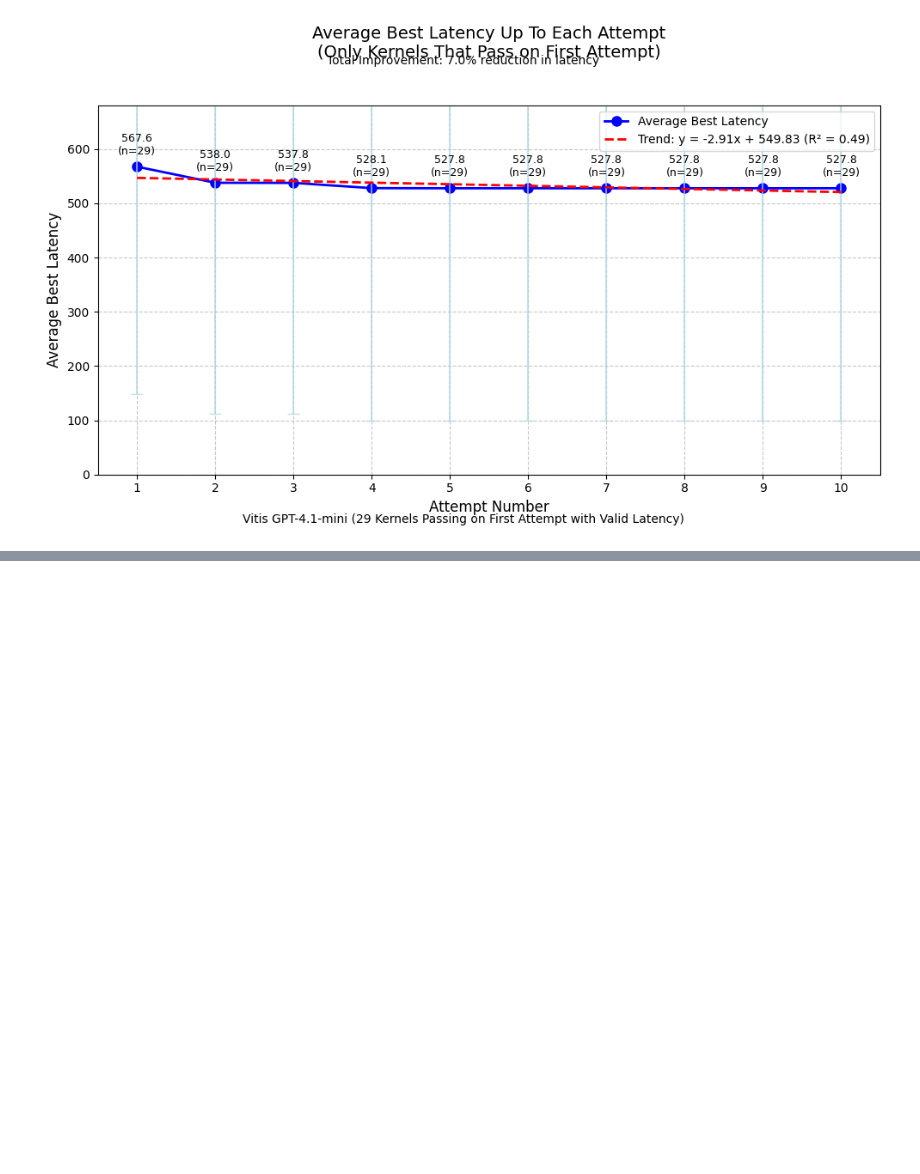
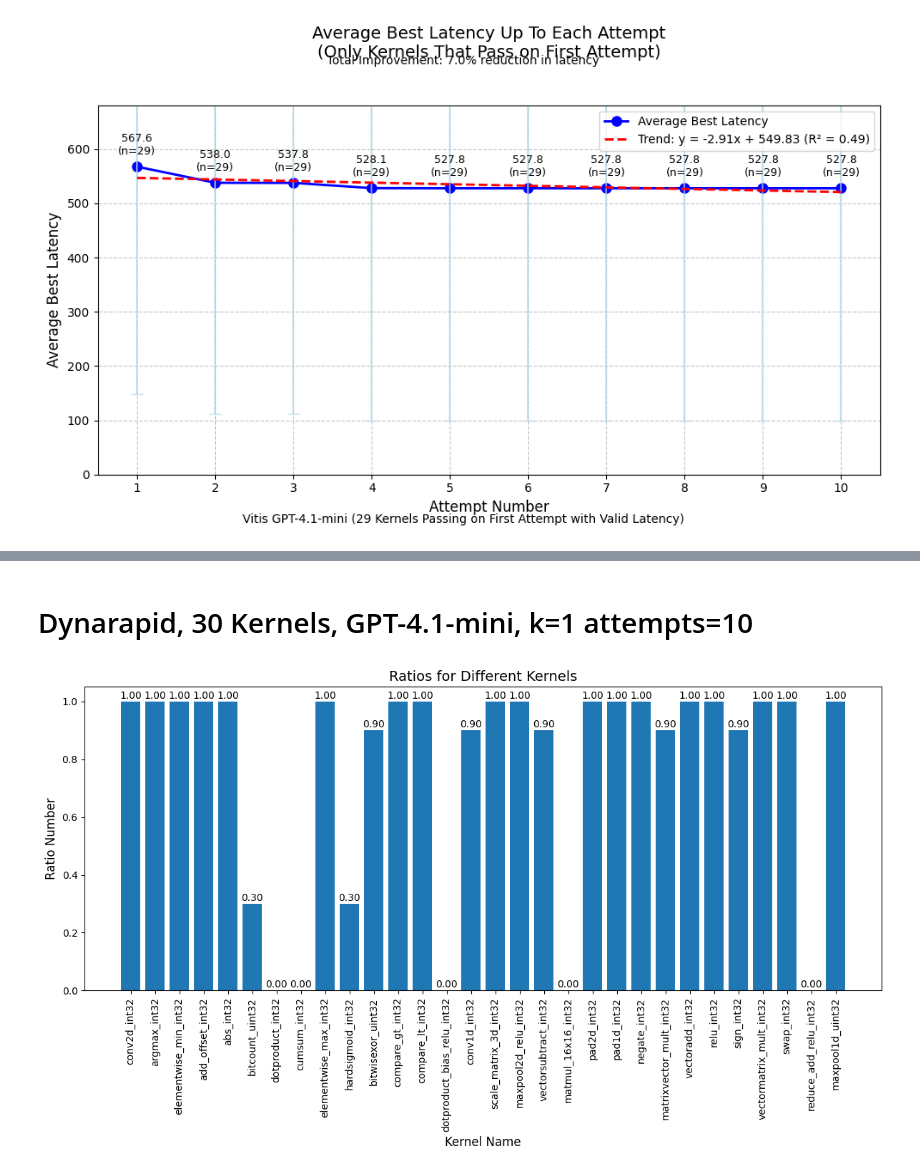
Before and after one commit to byuccl/HLS-FAB, a Jupyter notebook: results/data_analysis/data_analysis.ipynb, the cells around one changed output, grey strips where cells are left out. Drawn from its saved outputs; the diff is of its cells as text; code cells hidden in the pictures; blank space fills up the shorter version.

```diff
--- a/results/data_analysis/data_analysis.ipynb
+++ b/results/data_analysis/data_analysis.ipynb
@@ -925,0 +1132,2 @@ plt.show()
+# %% [markdown]
+# Dynarapid, 30 Kernels, GPT-4.1-mini, k=1 attempts=10
@@ -925,0 +1220,36 @@ plt.show()
+# %%
+df_dynarapid_gpt_41_mini_k10 = pd.read_csv('dynarapid_gpt-4.1-mini_k10.csv')
+
+kernel_dot_ratios = calculate_has_dot_per_kernel(df_dynarapid_gpt_41_mini_k10, 10, "pass@k")
+kernel_dcp_ratios = calculate_has_dcp_per_kernel(df_dynarapid_gpt_41_mini_k10, 10, "pass@k")
+
+df = pd.Series(kernel_dot_ratios).to_frame(name='Ratio')
+df.index.name = 'Kernel'
+df = df.reset_index()
+
+
+# print("DataFrame from dictionary:")
+# print(df)
+# print("\n" + "="*30 + "\n")
+
+# Create the comparison plot
+fig, ax = plt.subplots(figsize=(12, 7))
+
+# Plot both sets of points
+ax.bar(df['Kernel'], df['Ratio'])
+# ax.bar(df2['Kernel'], df2['Ratio'])
+
+ax.set_xlabel("Kernel Name", fontsize=12)
+ax.set_ylabel("Ratio Number", fontsize=12)
+ax.set_title("Ratios for Different Kernels", fontsize=14)
+ax.tick_params(axis='x', rotation=90) # Rotate x-axis labels for better fit
+
+# Add the ratio values on top of each bar
+for index, value in enumerate(df['Ratio']):
+    ax.text(index, value + 0.01, f'{value:.2f}', ha='center')
+
+# Improve layout and display the chart
+plt.tight_layout()
+plt.show()
+# %% [output]
+[figure, added]
```
Also changed, not shown: parts of 10 cells of this notebook, 3 other files.
